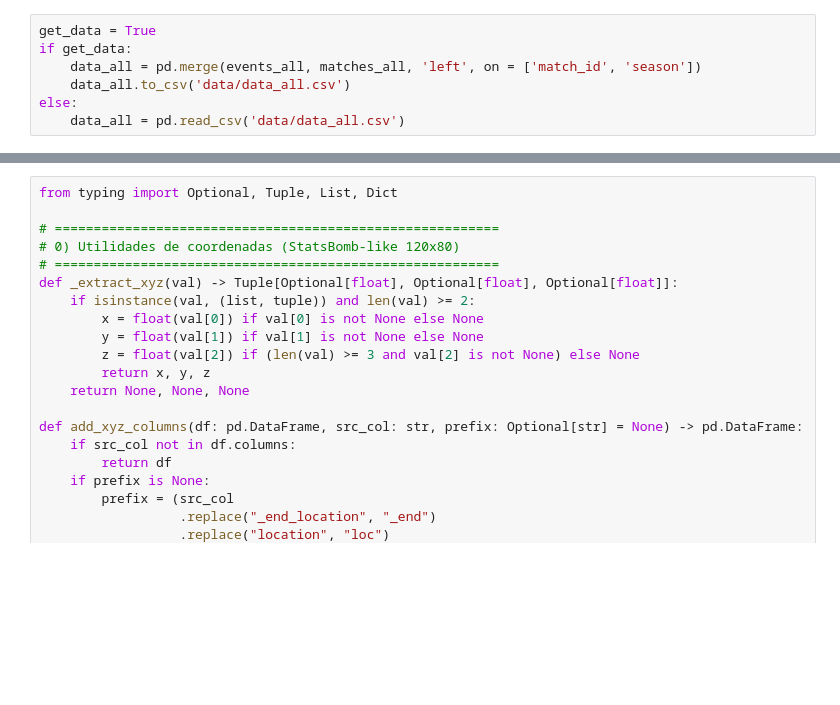
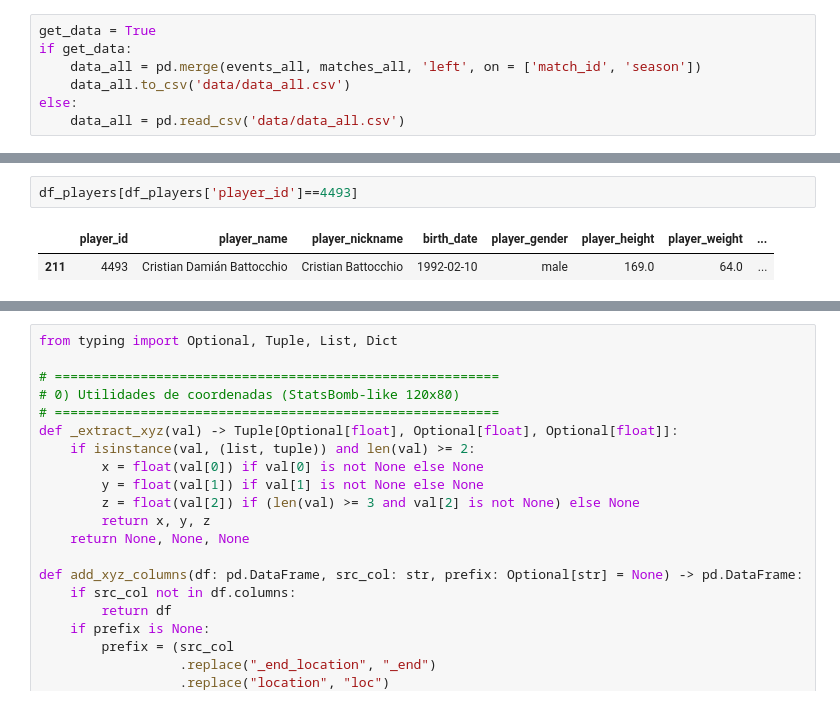
Before and after one commit to dulongski/hackathon-america, a Jupyter notebook: hackathon_clean_export.ipynb, the cells around one changed output, grey strips where cells are left out. Saved outputs shown, nothing was run; the diff lists cells and outputs as text; blank space fills up the shorter version.

```diff
--- a/hackathon_clean_export.ipynb
+++ b/hackathon_clean_export.ipynb
@@ -261,0 +359,5 @@ else:
+# %%
+df_players[df_players['player_id']==4493]
+# %% [output]
+|  | player_id | player_name | player_nickname | birth_date | player_gender | player_height | player_weight | ... |
+| 211 | 4493 | Cristian Damián Battocchio | Cristian Battocchio | 1992-02-10 | male | 169.0 | 64.0 | ... |
```
Also changed, not shown: parts of 6 cells of this notebook, 1 other file.
